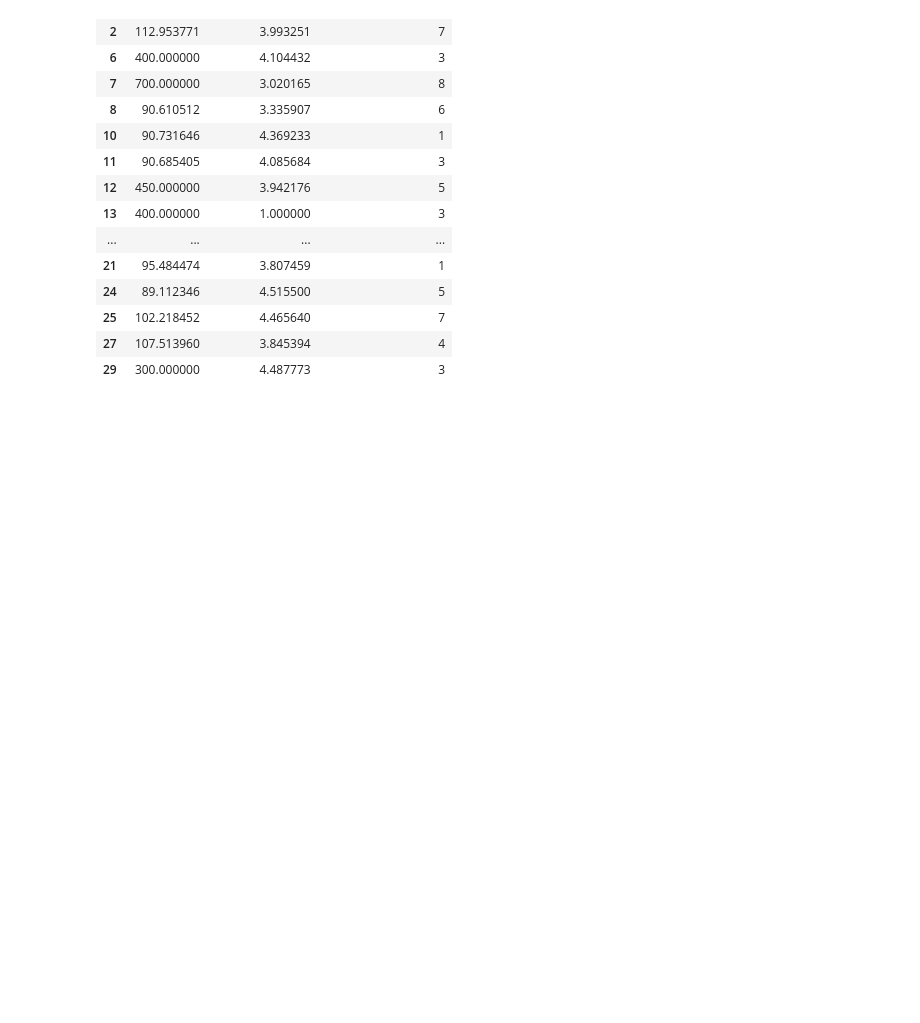
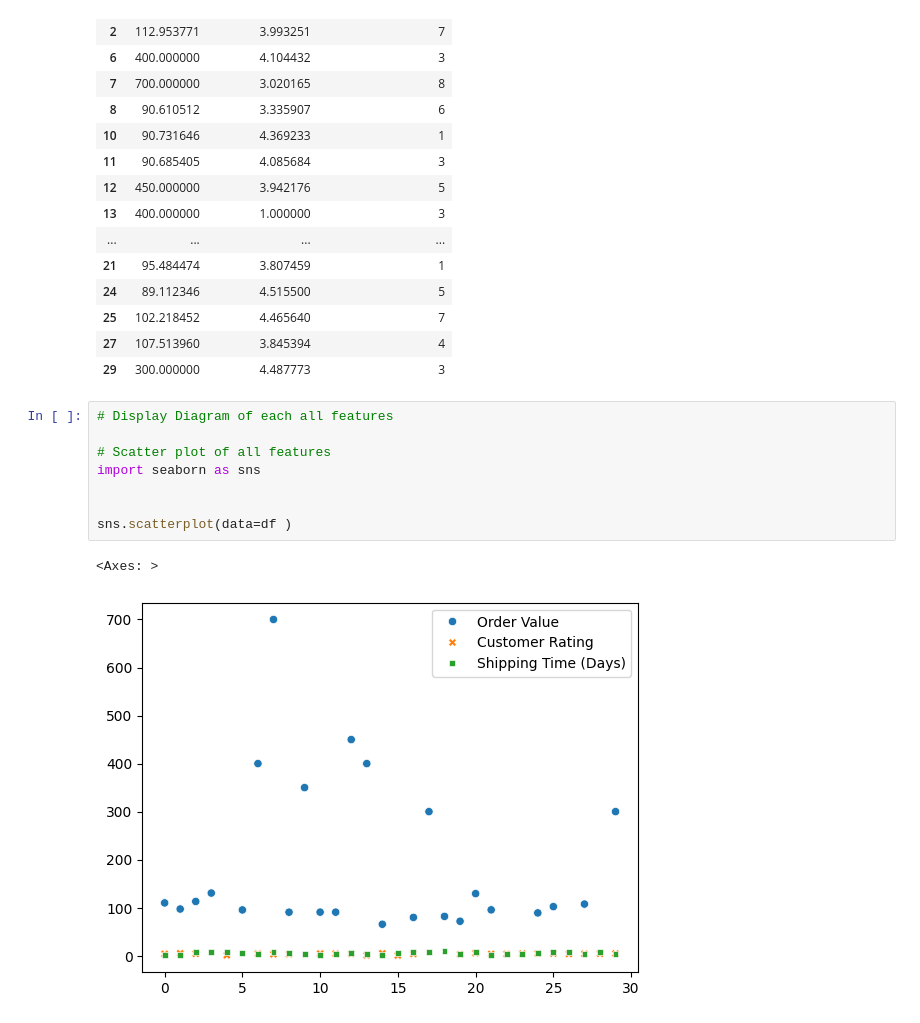
Before and after one commit to Tdiddydoit/Python-collab, a Jupyter notebook: week8_assignment_8_1.ipynb, the cells around one changed output. Saved outputs shown, nothing was run; the diff lists cells and outputs as text; blank space fills up the shorter version.

```diff
--- a/week8_assignment_8_1.ipynb
+++ b/week8_assignment_8_1.ipynb
@@ -188,3 +188,14 @@ df
 | 25 | 102.218452 | 4.465640 | 7 |
 | 27 | 107.513960 | 3.845394 | 4 |
 | 29 | 300.000000 | 4.487773 | 3 |
+# %%
+# Display Diagram of each all features
+
+# Scatter plot of all features
+import seaborn as sns
+
+
+sns.scatterplot(data=df )
+# %% [output]
+<Axes: >
+[figure, added]
```
Also changed, not shown: parts of 2 cells of this notebook.
